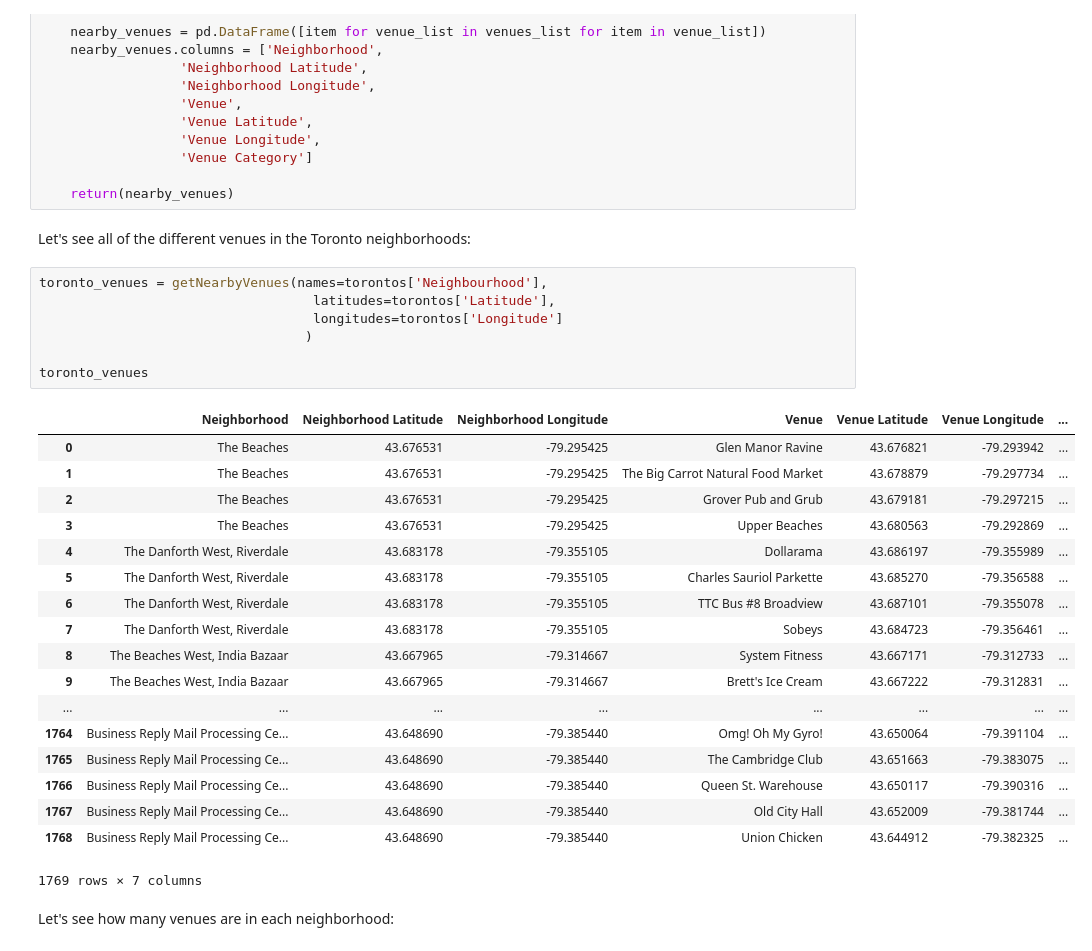
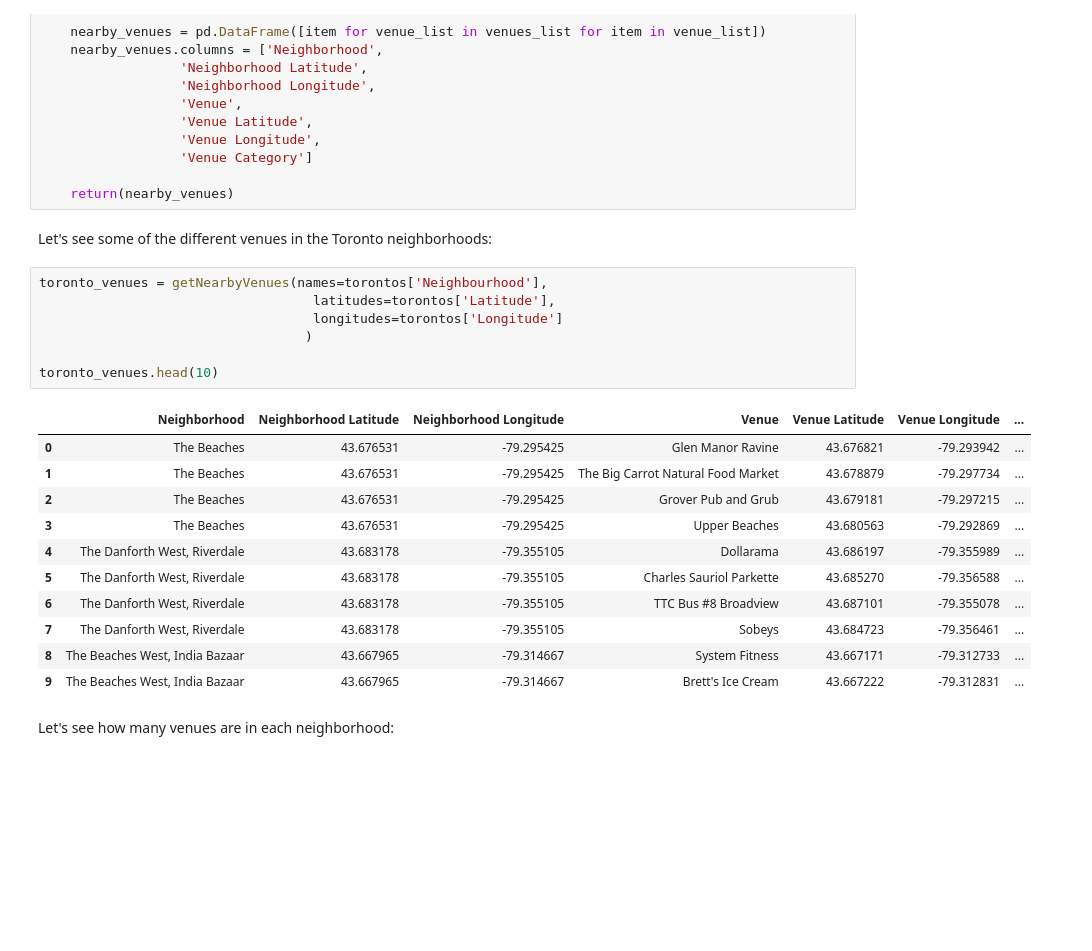
Before and after one commit to mkrivus/Chicago_Pizza_Coursera_Capstone, a Jupyter notebook: Week_3_Assignment/Q3_exploringneighborhoods.ipynb, the cells around one changed output. Cells and saved outputs as stored; diff of their text form; blank space fills up the shorter version.

```diff
--- a/Week_3_Assignment/Q3_exploringneighborhoods.ipynb
+++ b/Week_3_Assignment/Q3_exploringneighborhoods.ipynb
@@ -174,33 +167,26 @@ def getNearbyVenues(names, latitudes, longitudes, radius=500):
 
     return(nearby_venues)
 # %% [markdown]
-Let's see all of the different venues in the Toronto neighborhoods:
+Let's see some of the different venues in the Toronto neighborhoods:
 # %%
 toronto_venues = getNearbyVenues(names=torontos['Neighbourhood'],
                                    latitudes=torontos['Latitude'],
                                    longitudes=torontos['Longitude']
                                   )
 
-toronto_venues
+toronto_venues.head(10)
 # %% [output]
 |  | Neighborhood | Neighborhood Latitude | Neighborhood Longitude | Venue | Venue Latitude | Venue Longitude | ... |
 | 0 | The Beaches | 43.676531 | -79.295425 | Glen Manor Ravine | 43.676821 | -79.293942 | ... |
 | 1 | The Beaches | 43.676531 | -79.295425 | The Big Carrot Natural Food Market | 43.678879 | -79.297734 | ... |
 | 2 | The Beaches | 43.676531 | -79.295425 | Grover Pub and Grub | 43.679181 | -79.297215 | ... |
 | 3 | The Beaches | 43.676531 | -79.295425 | Upper Beaches | 43.680563 | -79.292869 | ... |
 | 4 | The Danforth West, Riverdale | 43.683178 | -79.355105 | Dollarama | 43.686197 | -79.355989 | ... |
 | 5 | The Danforth West, Riverdale | 43.683178 | -79.355105 | Charles Sauriol Parkette | 43.685270 | -79.356588 | ... |
 | 6 | The Danforth West, Riverdale | 43.683178 | -79.355105 | TTC Bus #8 Broadview | 43.687101 | -79.355078 | ... |
 | 7 | The Danforth West, Riverdale | 43.683178 | -79.355105 | Sobeys | 43.684723 | -79.356461 | ... |
 | 8 | The Beaches West, India Bazaar | 43.667965 | -79.314667 | System Fitness | 43.667171 | -79.312733 | ... |
 | 9 | The Beaches West, India Bazaar | 43.667965 | -79.314667 | Brett's Ice Cream | 43.667222 | -79.312831 | ... |
-| ... | ... | ... | ... | ... | ... | ... | ... |
-| 1764 | Business Reply Mail Processing Ce... | 43.648690 | -79.385440 | Omg! Oh My Gyro! | 43.650064 | -79.391104 | ... |
-| 1765 | Business Reply Mail Processing Ce... | 43.648690 | -79.385440 | The Cambridge Club | 43.651663 | -79.383075 | ... |
-| 1766 | Business Reply Mail Processing Ce... | 43.648690 | -79.385440 | Queen St. Warehouse | 43.650117 | -79.390316 | ... |
-| 1767 | Business Reply Mail Processing Ce... | 43.648690 | -79.385440 | Old City Hall | 43.652009 | -79.381744 | ... |
-| 1768 | Business Reply Mail Processing Ce... | 43.648690 | -79.385440 | Union Chicken | 43.644912 | -79.382325 | ... |
-1769 rows × 7 columns
 # %% [markdown]
 Let's see how many venues are in each neighborhood:
 # %%
```
Also changed, not shown: parts of 6 cells of this notebook.
